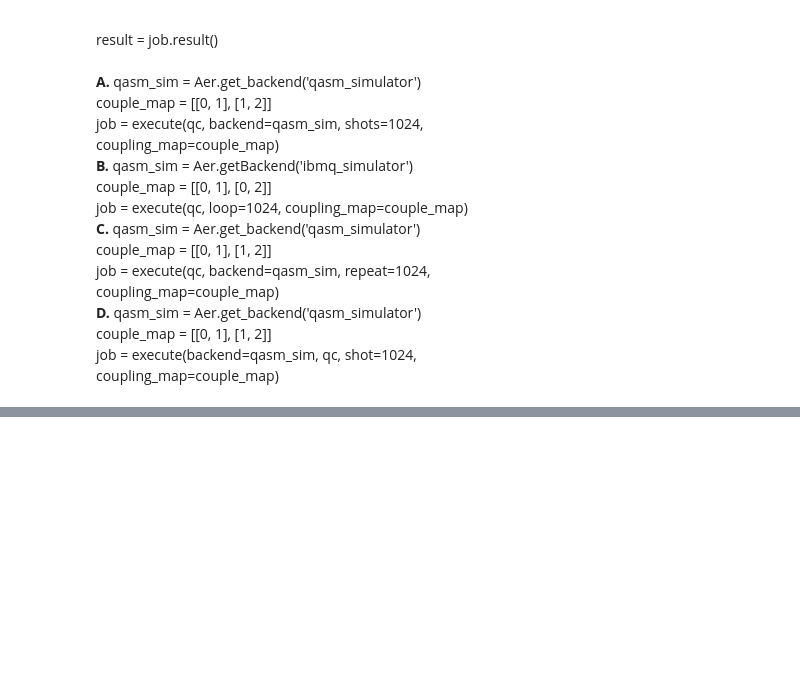
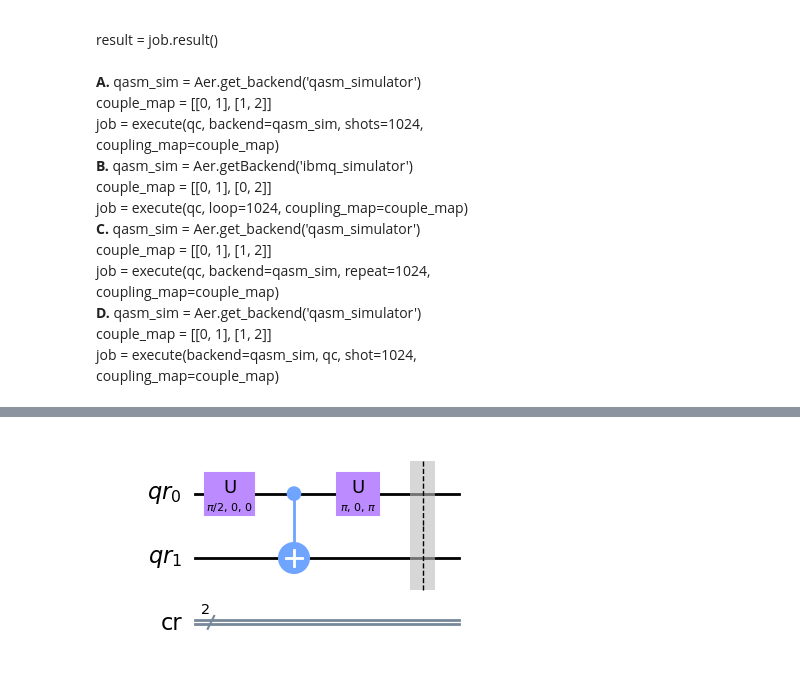
Before and after one commit to VRGQuantumTech/learning_qiskit, a Jupyter notebook: exam_exercices.ipynb, the cells around one changed output, grey strips where cells are left out. Drawn from its saved outputs; the diff is of its cells as text; code cells hidden in the pictures; blank space fills up the shorter version.

```diff
--- a/exam_exercices.ipynb
+++ b/exam_exercices.ipynb
@@ -994,0 +1019,28 @@ plot_histogram(job.result().get_counts())
+# %%
+## Let's check the different backends provided by BasicAer
+
+from qiskit import QuantumCircuit, QuantumRegister, ClassicalRegister, BasicAer
+from qiskit.visualization import plot_state_qsphere, plot_histogram, plot_bloch_multivector
+from math import pi as pi
+import numpy as np
+
+backend_name = 'statevector_simulator'
+
+qr = QuantumRegister(2, 'qr')
+cr = ClassicalRegister(2, 'cr')
+
+qc = QuantumCircuit(qr, cr)
+simulation = BasicAer.get_backend(backend_name)
+
+qc.u(pi/2, 0, 0, qr[0])
+qc.cx(qr[0],qr[1])
+qc.u(pi,0,pi, qr[0])
+
+#qc.save_statevector() - not supported by BasicAer use it only with Aer
+qc.barrier(qr)
+
+#qc.measure(qr,cr)
+
+qc.draw('mpl')
+# %% [output]
+[figure, added]
```
Also changed, not shown: parts of 36 cells of this notebook.
